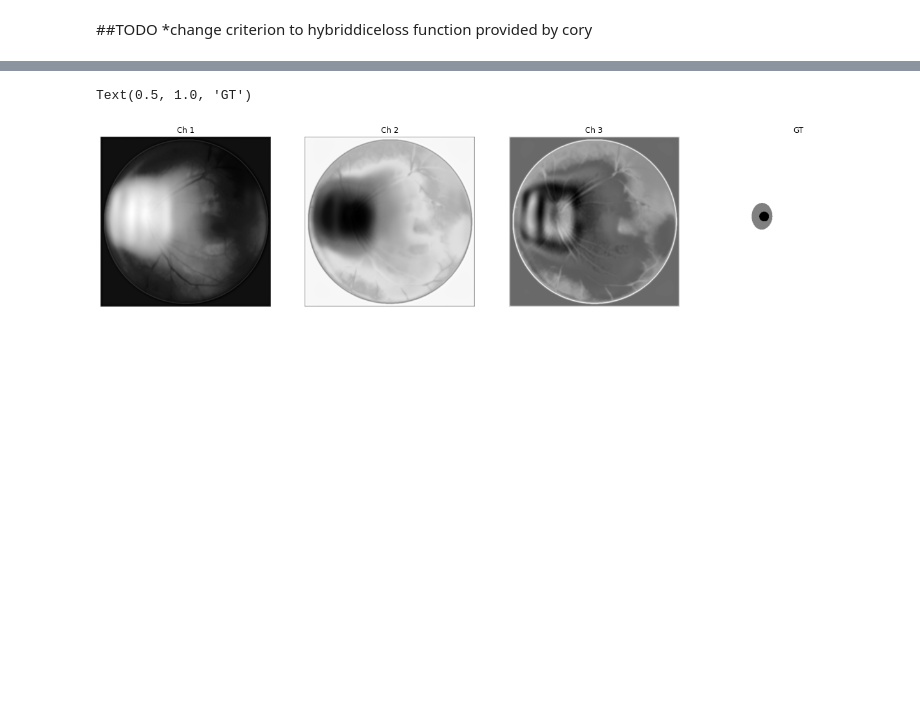
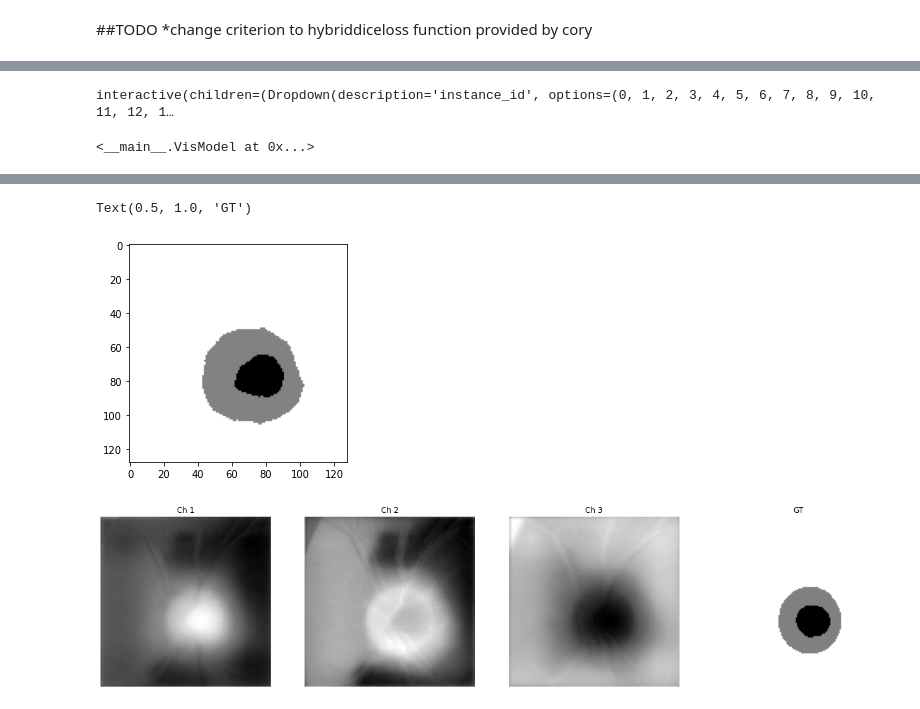
Before and after one commit to guptavasu1213/Glaucoma-Diagnosis, a Jupyter notebook: Unet.ipynb, the cells around one changed output, grey strips where cells are left out. Saved outputs shown, nothing was run; the diff lists cells and outputs as text; code cells hidden in the pictures; blank space fills up the shorter version.

```diff
--- a/Unet.ipynb
+++ b/Unet.ipynb
@@ -519,23 +698,52 @@ def dice_metric(prediction, target):
 # %%
 # load best model
 model = UNet(3,3)
-model.load_state_dict(torch.load('drive/Shared drives/Capstone Summer 2020/Models/Unet_From_Scratch/Laroy_UNet_final.pth'))
+model.load_state_dict(torch.load('drive/Shared drives/Capstone Summer 2020/Models/Unet_From_Scratch/Laroy_UNet-Crop.pth')) # this is the final epoch saved
+# model.load_state_dict(torch.load('drive/Shared drives/Capstone Summer 2020/Models/Unet_From_Scratch/model_cifar.pt')) # This is the best model saved!
 model.eval();
+# %%
+model.to(device)
+# model.load_state_dict(torch.load('drive/Shared drives/Capstone Summer 2020/Models/Unet_From_Scratch/Laroy_UNet-Crop.pth'))
+
+VisModel(model, criterion, optimizer, device, datasets, dataset_sizes)
+# %% [output]
+interactive(children=(Dropdown(description='instance_id', options=(0, 1, 2, 3, 4, 5, 6, 7, 8, 9, 10, 11, 12, 1…
+<__main__.VisModel at 0x...>
+# %%
+def decode_segmap(image, nc=3):
+
+  label_colors = np.array([(0, 0, 0), (130, 130, 130), (255, 255, 255)])
+
+  r = np.zeros_like(image).astype(np.uint8)
+  g = np.zeros_like(image).astype(np.uint8)
+  b = np.zeros_like(image).astype(np.uint8)
+
+  for l in range(0, nc):
+    idx = image == l
+    r[idx] = label_colors[l, 0]
+    g[idx] = label_colors[l, 1]
+    b[idx] = label_colors[l, 2]
+
+  rgb = np.stack([r, g, b], axis=2)
+  return rgb
 # %%
-imageName = "V0200"
+imageName = "V0001"
 folderName= "Validation"
 
 img_path = "drive/Shared drives/Capstone Summer 2020/Data/"+ folderName +"/Images/"+ imageName +".jpg"
-img = Image.open(img_path).convert("RGB")
-img = torch.from_numpy(Dataset.preprocess(img, 0.25))
+img = np.array(Image.open(img_path).convert("RGB").resize((128, 128), resample=Image.NEAREST))
+
+img = torch.from_numpy(Dataset.preprocess(img))
+img = img.to(device)
+img = img.type(torch.cuda.FloatTensor)
 img = img.unsqueeze(0)
-img = img.to(dtype=torch.float32)
+
+img = normalize(img)
 
 mask_path = "drive/Shared drives/Capstone Summer 2020/Data/"+ folderName +"/Masks/"+ imageName +".bmp"
-ground_truth = Image.open(mask_path)
+ground_truth = np.array(Image.open(mask_path).resize((128, 128), resample=Image.NEAREST))
 
-
-ground_truth = Dataset.preprocess(ground_truth, 0.25)*2
+ground_truth = Dataset.preprocess(ground_truth)*2
 
 # ground_truth = ground_truth.resize((408, 408), resample=Image.NEAREST)
 # ground_truth = fix_mask(np.array(ground_truth))
@@ -544,33 +752,17 @@ print("UNIQUE MASK:", np.unique(ground_truth))
 
 with torch.no_grad():
   result = model(img)
-  print(result.shape)
 
-  mask = torch.argmax(result, dim=1)
-  print(mask.shape)
+mask = torch.argmax(result, dim=1)
 
-  mask = mask[0]
-  print(mask.shape)
+mask = mask[0]
 
-  full_mask = mask.detach().cpu().numpy()
-  print(full_mask.shape)
+full_mask = mask.detach().cpu().numpy()
 
+rgb = decode_segmap(torch.argmax(result.squeeze(), dim=0).detach().cpu().numpy(), nc=3)
 
-# with torch.no_grad():
-#   result = model(img)
-#   torch.
-#   probs = torch.nn.functional.softmax(result, dim=1)
-#   probs = probs.squeeze(0)
-#   # probs = tf(probs.cpu())
-#   full_mask = probs.squeeze().cpu().numpy()
+plt.imshow(rgb)
 
-
-# with torch.no_grad():
-#   result = model(img)
-#   probs = torch.nn.functional.softmax(result, dim=1)
-#   probs = probs.squeeze(0)
-#   # probs = tf(probs.cpu())
-#   full_mask = probs.squeeze().cpu().numpy()
 
 #Plotting all predicted masks
 ch1_mask = result[0][0].detach().cpu().numpy()
@@ -579,11 +771,6 @@ ch3_mask = result[0][2].detach().cpu().numpy()
 
 fig, axs = plt.subplots(1, 4, figsize=(22,5))
 
-print(max(ch1_mask.flatten()), max(ch2_mask.flatten()), max(ch3_mask.flatten()))
-print(min(ch1_mask.flatten()), min(ch2_mask.flatten()), min(ch3_mask.flatten()))
-print(ch1_mask)
-print(ch2_mask)
-print(ch3_mask)
 
 #plot original image
 axs[0].imshow((ch1_mask), cmap='gray')
@@ -624,2 +795,3 @@ torch.Size([408, 408])
 Text(0.5, 1.0, 'GT')
-[figure, old version]
+[figure, new version]
+[figure, added]
```
Also changed, not shown: parts of 26 cells of this notebook.
